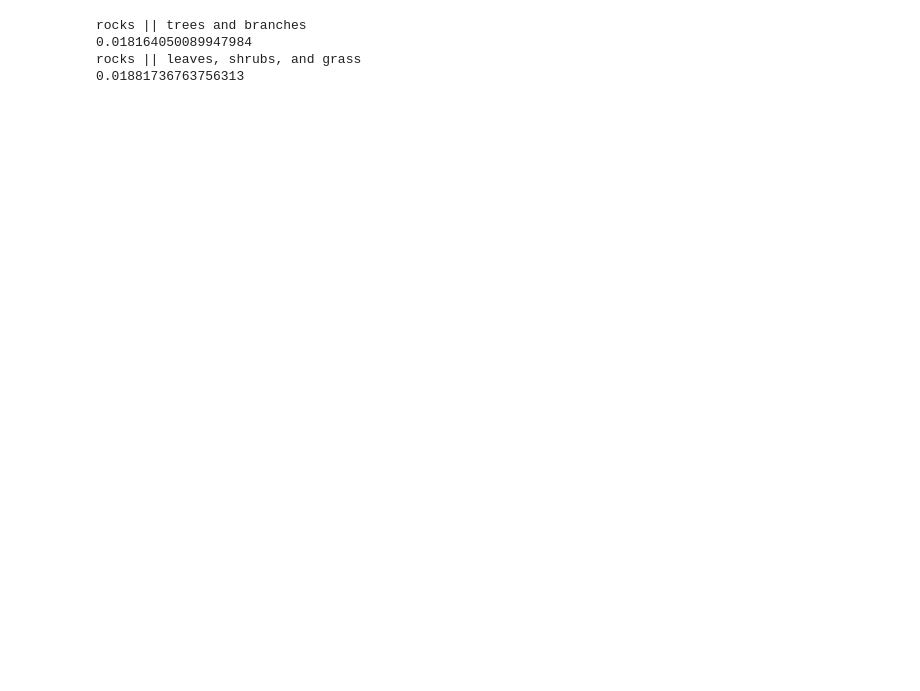
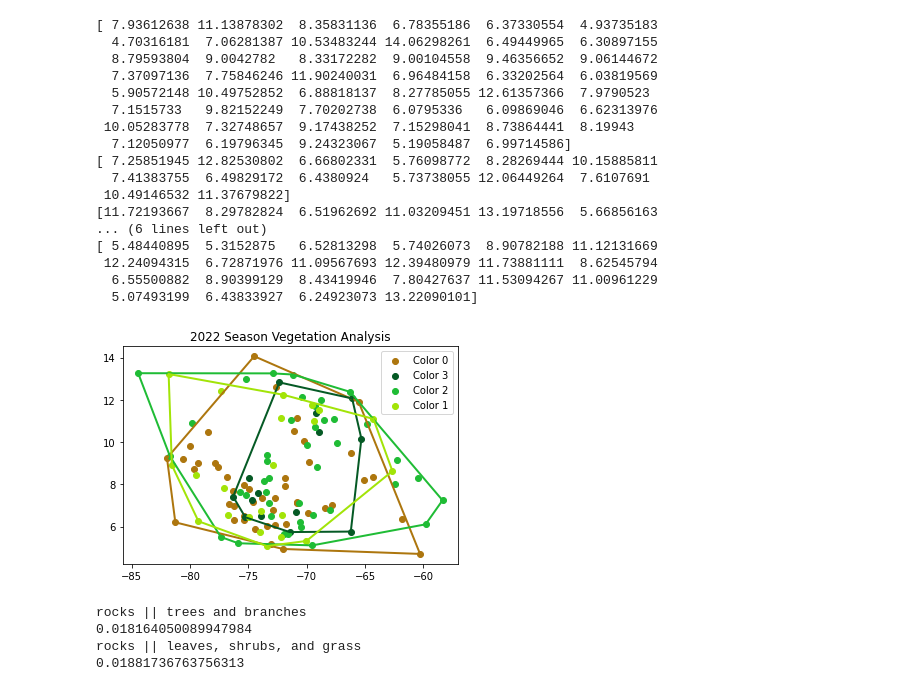
Before and after one commit to jerrys7/lizard-env-traits, a Jupyter notebook: Preprocessing.ipynb, the cells around one changed output. Cells and saved outputs as stored; diff of their text form; code cells hidden in the pictures; blank space fills up the shorter version.

```diff
--- a/Preprocessing.ipynb
+++ b/Preprocessing.ipynb
@@ -192,2 +43,0 @@ proj = np.dot(without_last, eigenvectors)
-# %%
-last = B[:, 18:19]
@@ -253,3 +236,54 @@ for x in arrays:
+# %%
+import matplotlib.patches as patches
+from scipy.spatial import ConvexHull
+# Find the indices of points with each color
+color_dict = {}
+for i, color in enumerate(color_vectors[0]):
+    if color not in color_dict:
+        color_dict[color] = []
+    color_dict[color].append(i)
+x = proj[:, 0]
+y = proj[:, 1]
+
+fig, ax = plt.subplots()
+for color, indices in color_dict.items():
+    ax.scatter(x[indices], y[indices], c=colors_array[color], label=f"Color {color}")
+ax.legend()
+plt.title("2022 Season Vegetation Analysis")
+for color, indices in color_dict.items():
+    # Extract the x and y coordinates of the points with the same color
+    x_color = proj[:, 0][indices]
+    y_color = proj[:, 1][indices]
+    # Calculate the vertices of the outer polygon using the Convex Hull algorithm
+    print(y_color)
+    points = np.column_stack((x_color, y_color))
+    hull = ConvexHull(points)
+    outer_points = points[hull.vertices]
+    polygon = patches.Polygon(outer_points, linewidth=2, edgecolor=colors_array[color], facecolor='none')
+    ax.add_patch(polygon)
+
+# Show the plot
+plt.savefig("vegetation cover and traits 2d.pdf")
+plt.show()
+# %% [output]
+[ 7.93612638 11.13878302  8.35831136  6.78355186  6.37330554  4.93735183
+  4.70316181  7.06281387 10.53483244 14.06298261  6.49449965  6.30897155
+  8.79593804  9.0042782   8.33172282  9.00104558  9.46356652  9.06144672
+  7.37097136  7.75846246 11.90240031  6.96484158  6.33202564  6.03819569
+  5.90572148 10.49752852  6.88818137  8.27785055 12.61357366  7.9790523
+  7.1515733   9.82152249  7.70202738  6.0795336   6.09869046  6.62313976
+ 10.05283778  7.32748657  9.17438252  7.15298041  8.73864441  8.19943
+  7.12050977  6.19796345  9.24323067  5.19058487  6.99714586]
+[ 7.25851945 12.82530802  6.66802331  5.76098772  8.28269444 10.15885811
+  7.41383755  6.49829172  6.4380924   5.73738055 12.06449264  7.6107691
+ 10.49146532 11.37679822]
+[11.72193667  8.29782824  6.51962692 11.03209451 13.19718556  5.66856163
+... (6 lines left out)
+[ 5.48440895  5.3152875   6.52813298  5.74026073  8.90782188 11.12131669
+ 12.24094315  6.72871976 11.09567693 12.39480979 11.73881111  8.62545794
+  6.55500882  8.90399129  8.43419946  7.80427637 11.53094267 11.00961229
+  5.07493199  6.43833927  6.24923073 13.22090101]
+[figure, added]
 # %%
 from scipy import stats
 # %%
```
Also changed, not shown: parts of 48 cells of this notebook, 2 other files.
